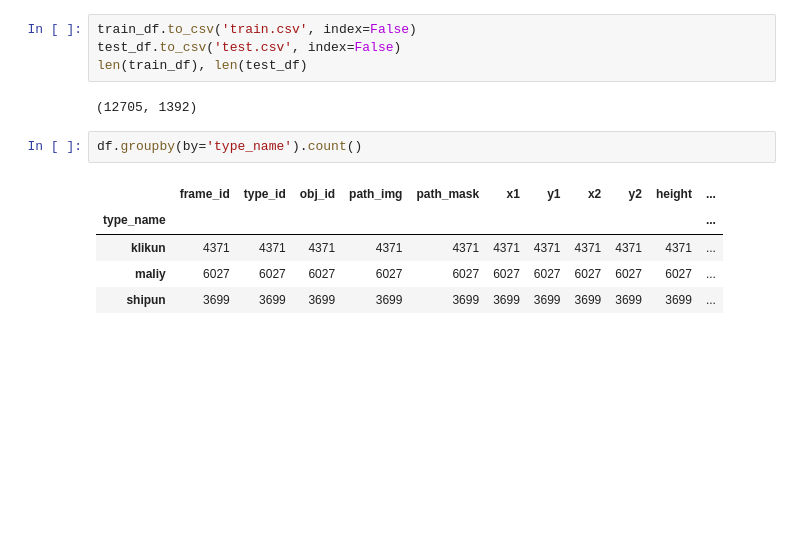
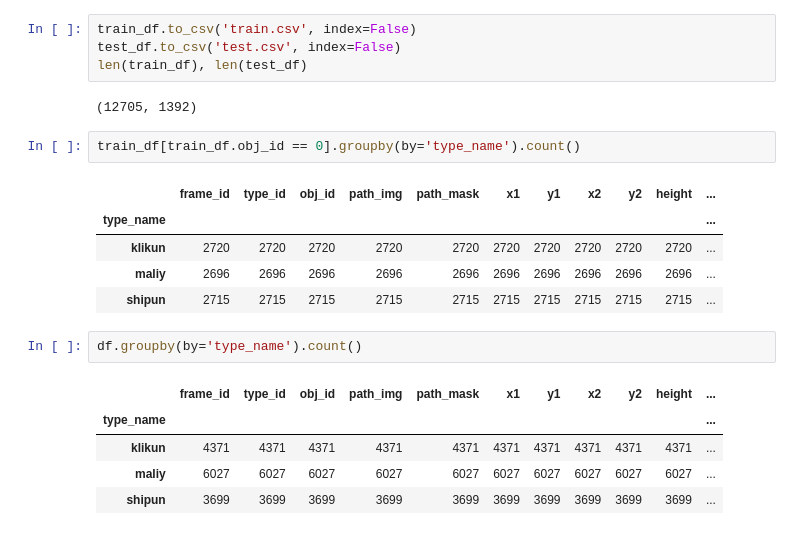
Before and after one commit to vladik-pwnz/hackCBreakthrough, a Jupyter notebook: create_markup/df.ipynb, the cells around one changed output. Drawn from its saved outputs; the diff is of its cells as text; blank space fills up the shorter version.

```diff
--- a/create_markup/df.ipynb
+++ b/create_markup/df.ipynb
@@ -107,6 +107,14 @@ test_df.to_csv('test.csv', index=False)
 len(train_df), len(test_df)
 # %% [output]
 (12705, 1392)
+# %%
+train_df[train_df.obj_id == 0].groupby(by='type_name').count()
+# %% [output]
+|  | frame_id | type_id | obj_id | path_img | path_mask | x1 | y1 | x2 | y2 | height | ... |
+| type_name |  |  |  |  |  |  |  |  |  |  | ... |
+| klikun | 2720 | 2720 | 2720 | 2720 | 2720 | 2720 | 2720 | 2720 | 2720 | 2720 | ... |
+| maliy | 2696 | 2696 | 2696 | 2696 | 2696 | 2696 | 2696 | 2696 | 2696 | 2696 | ... |
+| shipun | 2715 | 2715 | 2715 | 2715 | 2715 | 2715 | 2715 | 2715 | 2715 | 2715 | ... |
 # %%
 df.groupby(by='type_name').count()
 # %% [output]
```
Also changed, not shown: parts of 2 cells of this notebook, 5 other files.
